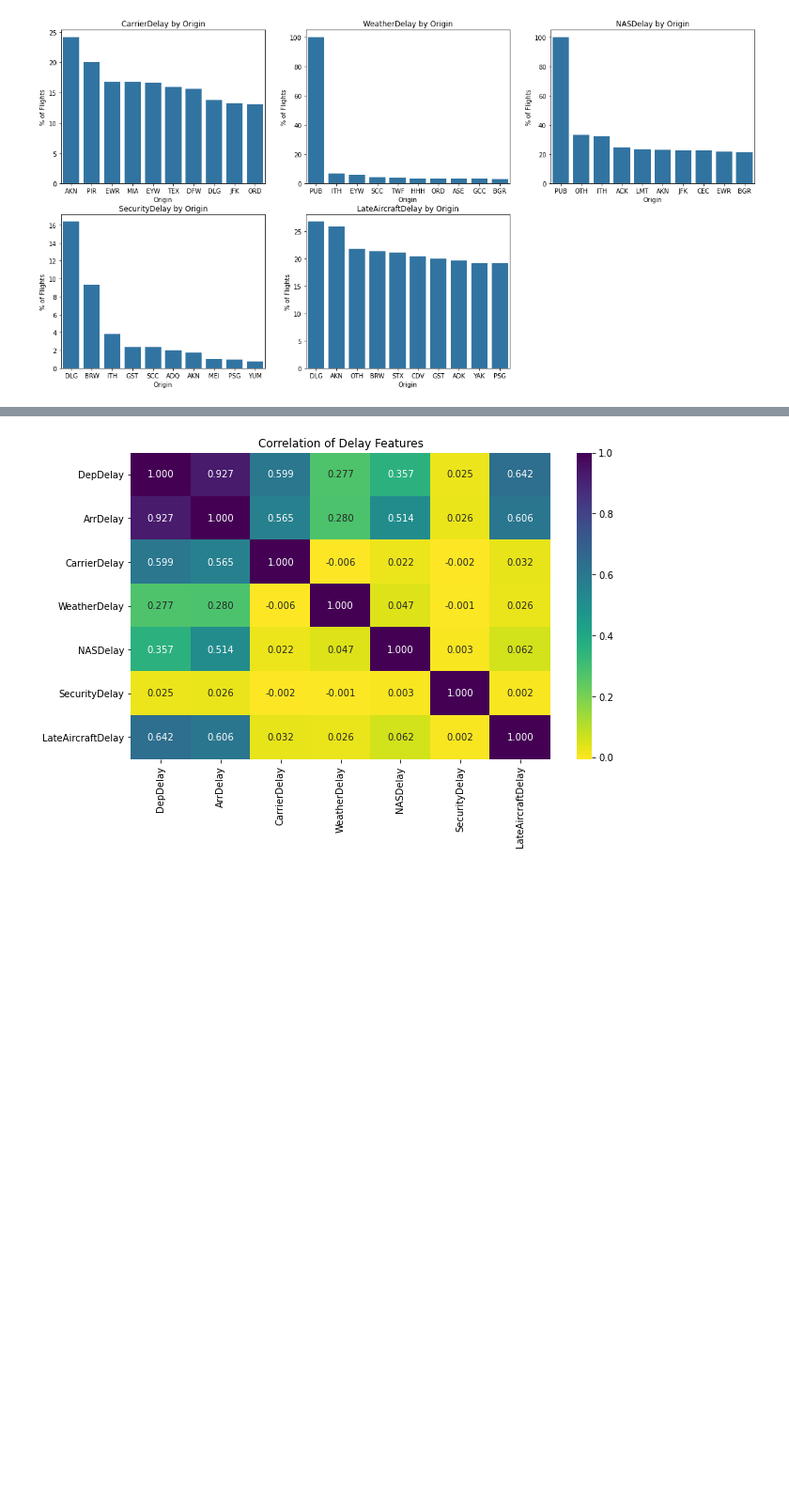
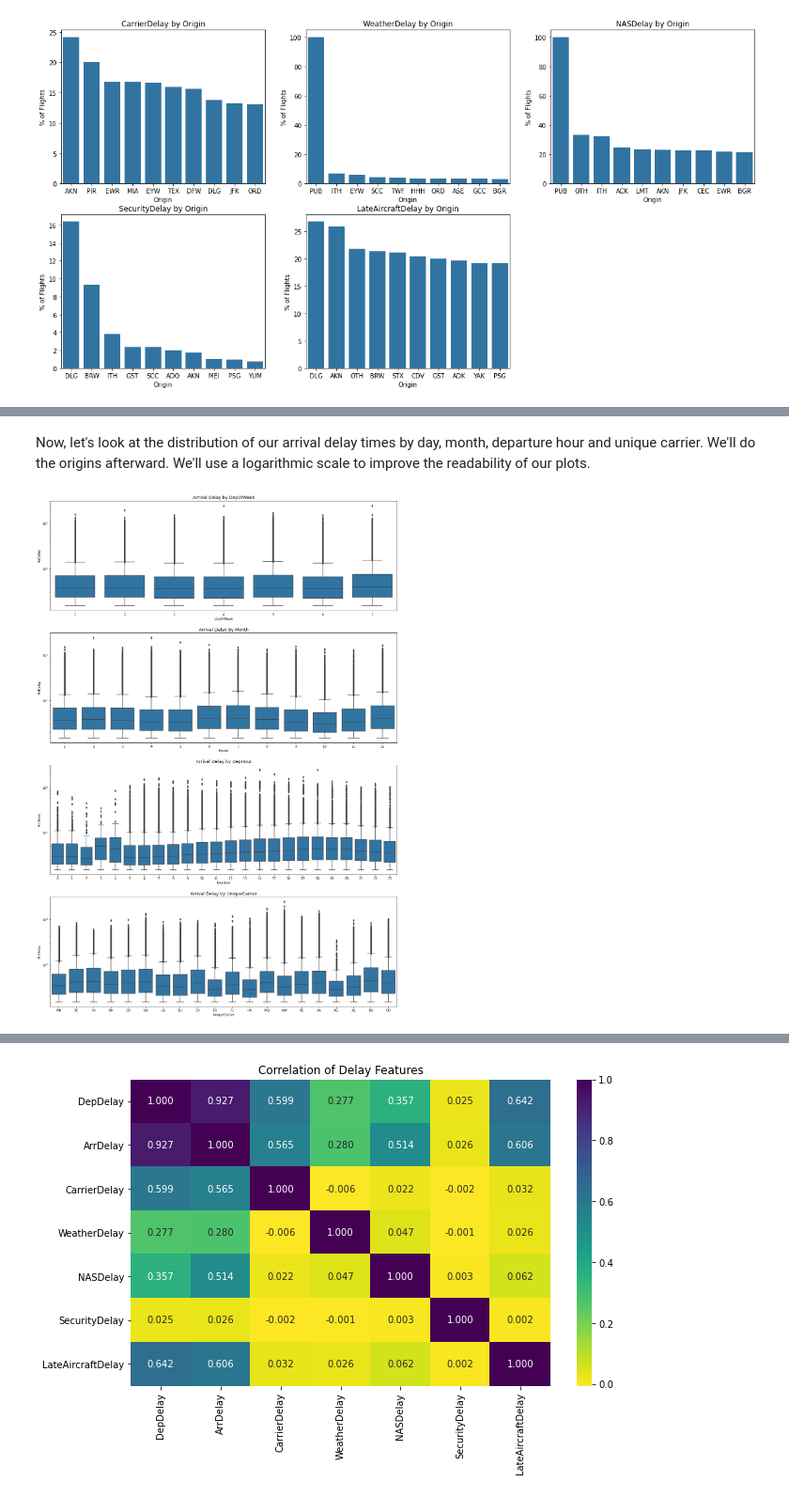
Before and after one commit to maleina/US-Flight-Data, a Jupyter notebook: flight_data_exploration.ipynb, the cells around one changed output, grey strips where cells are left out. Shown at 94% size. Saved outputs shown, nothing was run; the diff lists cells and outputs as text; code cells hidden in the pictures; blank space fills up the shorter version.

```diff
--- a/flight_data_exploration.ipynb
+++ b/flight_data_exploration.ipynb
@@ -1257,9 +1267,9 @@ for i in range(len(delay_types)):
     # Plot the number of flights where the given column is greater than 0
     # This indicates whether or not it was "flagged" as a delay reason
     # Remember these are not mutually exlusive, a flight can have values in more than one of these columns
-    delayed_by_mo = df_delayed_flights[df_delayed_flights[delay_types[i]]>0].groupby('UniqueCarrier')[delay_types[i]].count()
-    sb.barplot(x=delayed_by_mo.index,
-               y=delayed_by_mo,
+    delayed_by_carr = df_delayed_flights[df_delayed_flights[delay_types[i]]>0].groupby('UniqueCarrier')[delay_types[i]].count()
+    sb.barplot(x=delayed_by_carr.index,
+               y=delayed_by_carr,
                color=base_color)
     plt.title('{} by Carrier'.format(delay_types[i]))
     plt.ylabel('# Flights');
@@ -1312,0 +1338,3 @@ Here we can see that each delay type has a different set of airports in its list
+# %%
+# Add 'Hour' column
+df_delayed_flights['DepHour'] = df_delayed_flights['CRSDepTime'].astype('timedelta64[h]').astype(int)
@@ -1312,0 +1358,15 @@ Here we can see that each delay type has a different set of airports in its list
+# %% [markdown]
+Now, let's look at the distribution of our arrival delay times by day, month, departure hour and unique carrier. We'll do the origins afterward. We'll use a logarithmic scale to improve the readability of our plots.
+# %%
+# Set figure size
+plt.figure(figsize=(20,20))
+cols= ['DayOfWeek', 'Month', 'DepHour', 'UniqueCarrier']
+# Create box plots for Arrival Delays by day, month, departure hour and unique carrier
+for i in range(len(cols)):
+    plt.subplot(len(cols), 1, i+1)
+    sb.boxplot(data=df_delayed_flights, y='ArrDelay', x=cols[i], color=base_color);
+    plt.yscale('log')
+    plt.title('Arrival Delay by {}'.format(cols[i]), fontsize=14)
+    plt.subplots_adjust(bottom=-0.25);
+# %% [output]
+[figure, added]
```
Also changed, not shown: parts of 52 cells of this notebook, 1 other file.
